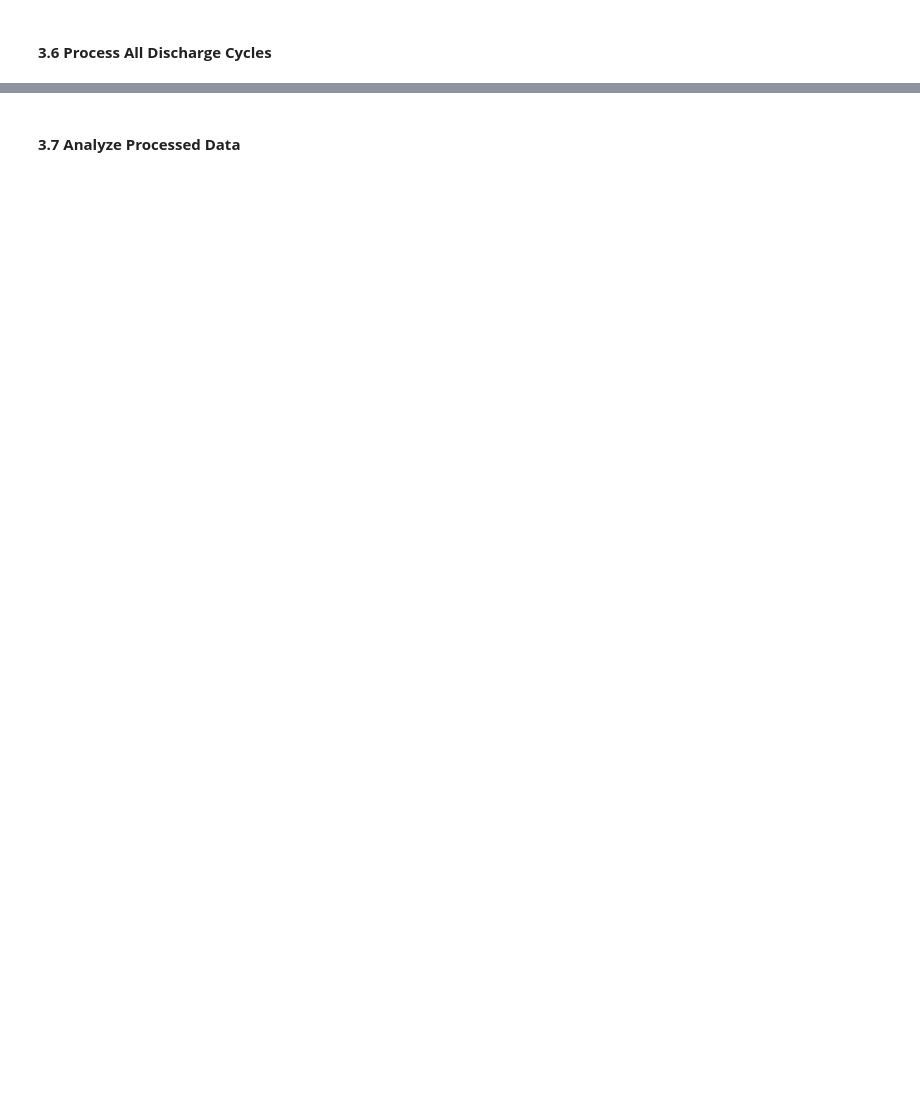
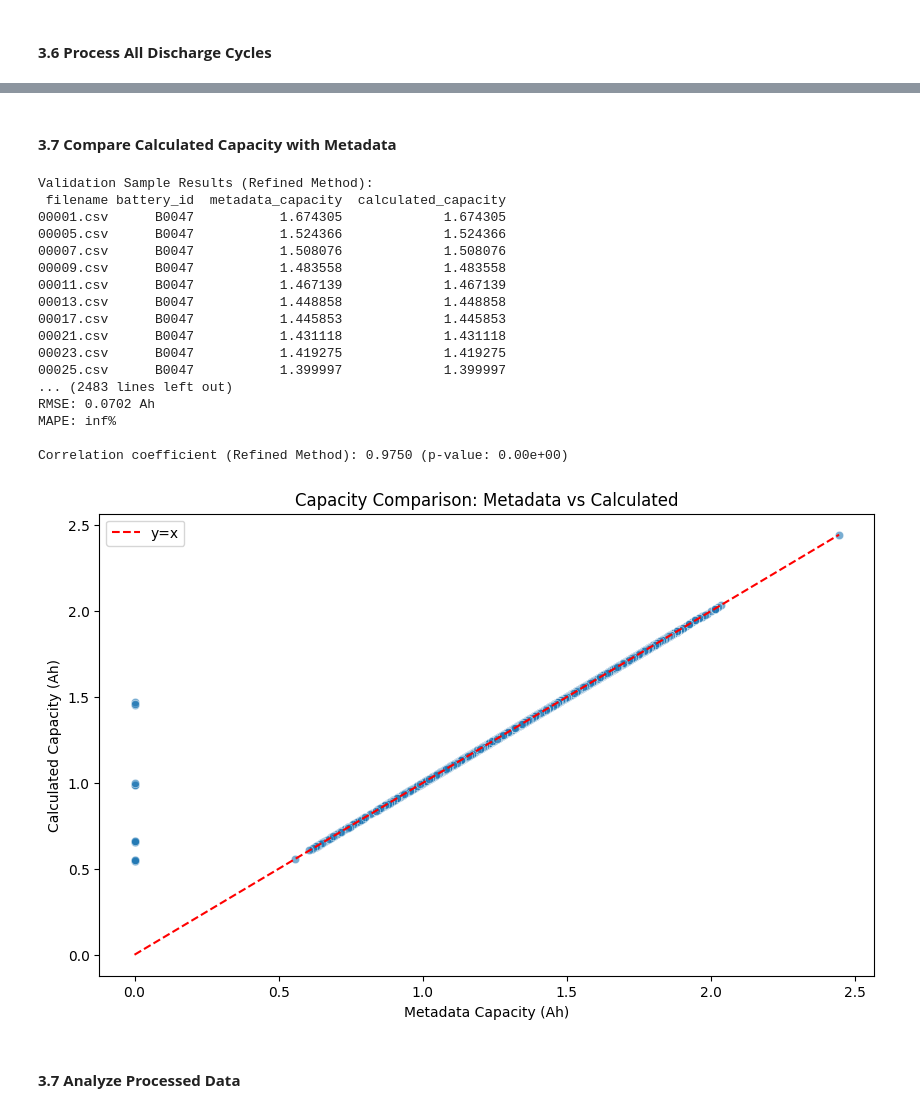
Before and after one commit to 1bytess/battery-soh-prediction, a Jupyter notebook: SoH_Prediction.ipynb, the cells around one changed output, grey strips where cells are left out. Saved outputs shown, nothing was run; the diff lists cells and outputs as text; code cells hidden in the pictures; blank space fills up the shorter version.

```diff
--- a/SoH_Prediction.ipynb
+++ b/SoH_Prediction.ipynb
@@ -307,12 +409,11 @@ def calculate_capacity_coulomb_counting(cycle_df: pd.DataFrame) -> float:
     cycle_df = cycle_df.sort_values('Time').reset_index(drop=True)
 
     # Calculate capacity using trapezoidal integration
-    # Convert current to absolute value (discharge current is negative)
-    current_abs = np.abs(cycle_df['Current_measured'].values)
+    current_discharge = cycle_df['Current_measured'].values
     time_hours = cycle_df['Time'].values / 3600  # Convert seconds to hours
 
     # Integrate using trapezoidal rule
-    capacity_ah = np.trapz(current_abs, time_hours)
+    capacity_ah = np.trapz(-current_discharge, time_hours)
 
     return capacity_ah
 
@@ -412,6 +549,9 @@ for idx, row in test_cycles.head(3).iterrows():
         features['filename'] = row['filename']
         features['battery_id'] = row['battery_id']
         features['calculated_capacity'] = calculate_capacity_coulomb_counting(cycle_data)
+        features['dq_dv_max'] = np.max(np.gradient(cycle_data['Voltage_measured'], cycle_data['Time']))
+        features['voltage_variance'] = cycle_data['Voltage_measured'].var()
+        features['current_efficiency'] = len(cycle_data[cycle_data['Current_measured'] < -0.1]) / len(cycle_data)
         sample_features.append(features)
 
 # Display sample features
@@ -508,10 +677,10 @@ def calculate_capacity_with_voltage_threshold(cycle_df: pd.DataFrame,
         return np.nan
 
     # Calculate capacity
-    current_abs = np.abs(cycle_df['Current_measured'].values)
+    current_discharge = cycle_df['Current_measured'].values
     time_hours = cycle_df['Time'].values / 3600
 
-    capacity_ah = np.trapz(current_abs, time_hours)
+    capacity_ah = np.trapz(-current_discharge, time_hours)
 
     return capacity_ah
 
@@ -555,12 +724,6 @@ def process_discharge_cycles_refined(metadata_df: pd.DataFrame,
                 features['ambient_temperature'] = row['ambient_temperature']
                 features['metadata_capacity'] = row['Capacity']
 
-                # Add impedance data (now available in metadata)
-                features['Re'] = row['Re']
-                features['Rct'] = row['Rct']
-                features['impedance_test_id'] = row['impedance_test_id']
-                features['tests_since_impedance'] = row['tests_since_impedance']
-
                 # Additional features for voltage profile
                 features['time_to_2_7v'] = (cycle_data[cycle_data['Voltage_measured'] < voltage_threshold]['Time'].min()
                                            if any(cycle_data['Voltage_measured'] < voltage_threshold) else cycle_data['Time'].max())
@@ -576,8 +739,6 @@ def process_discharge_cycles_refined(metadata_df: pd.DataFrame,
 
     print(f"\nProcessed {len(features_df)} discharge cycles successfully")
     print(f"Excluded {anomaly_count} cycles with anomalous capacity values")
-    print(f"Cycles with Re data: {features_df['Re'].notna().sum()}")
-    print(f"Cycles with Rct data: {features_df['Rct'].notna().sum()}")
 
     return features_df
 
@@ -586,3 +752,60 @@ discharge_features_refined = process_discharge_cycles_refined(metadata)
+# %% [markdown]
+#### **3.7 Compare Calculated Capacity with Metadata**
+# %%
+def plot_capacity_distribution(features_df: pd.DataFrame):
+    """
+    Plot the distribution of calculated capacities
+    """
+    plt.figure(figsize=(10, 6))
+    sns.scatterplot(data=features_df, x='metadata_capacity', y='calculated_capacity', alpha=0.6)
+    plt.title('Capacity Comparison: Metadata vs Calculated')
+    plt.xlabel('Metadata Capacity (Ah)')
+    plt.ylabel('Calculated Capacity (Ah)')
+    plt.plot([0, features_df['metadata_capacity'].max()], [0, features_df['metadata_capacity'].max()],
+             color='red', linestyle='--', label='y=x')
+    plt.legend()
+    plt.savefig(os.path.join(PLOT_DIR, 'capacity_comparison.png'))
+    plt.show()
+
+def validate_capacity_calculation_refined(validation_df_refined: pd.DataFrame):
+    """Add IEEE-style validation metrics for refined method"""
+    r2 = np.corrcoef(validation_df_refined['metadata_capacity'], validation_df_refined['calculated_capacity'])[0,1]**2
+    rmse = np.sqrt(np.mean((validation_df_refined['metadata_capacity'] - validation_df_refined['calculated_capacity'])**2))
+    mape = np.mean(np.abs((validation_df_refined['metadata_capacity'] - validation_df_refined['calculated_capacity']) / validation_df_refined['metadata_capacity'])) * 100
+
+    print(f"R²: {r2:.4f}")
+    print(f"RMSE: {rmse:.4f} Ah")
+    print(f"MAPE: {mape:.4f}%")
+
+print("\nValidation Sample Results (Refined Method):")
+validation_df_refined = discharge_features_refined[['filename', 'battery_id', 'metadata_capacity', 'calculated_capacity']]
+print(validation_df_refined.to_string(index=False))
+print("\nMetric summary (Refined Method):")
+validate_capacity_calculation_refined(validation_df_refined)
+
+r_value_refined, p_value_refined = pearsonr(validation_df_refined['metadata_capacity'], validation_df_refined['calculated_capacity'])
+print(f"\nCorrelation coefficient (Refined Method): {r_value_refined:.4f} (p-value: {p_value_refined:.2e})")
+
+plot_capacity_distribution(discharge_features_refined)
+# %% [output]
+Validation Sample Results (Refined Method):
+ filename battery_id  metadata_capacity  calculated_capacity
+00001.csv      B0047           1.674305             1.674305
+00005.csv      B0047           1.524366             1.524366
+00007.csv      B0047           1.508076             1.508076
+00009.csv      B0047           1.483558             1.483558
+00011.csv      B0047           1.467139             1.467139
+00013.csv      B0047           1.448858             1.448858
+00017.csv      B0047           1.445853             1.445853
+00021.csv      B0047           1.431118             1.431118
+00023.csv      B0047           1.419275             1.419275
+00025.csv      B0047           1.399997             1.399997
+... (2483 lines left out)
+RMSE: 0.0702 Ah
+MAPE: inf%
+
+Correlation coefficient (Refined Method): 0.9750 (p-value: 0.00e+00)
+[figure, added]
 # %% [markdown]
 #### **3.7 Analyze Processed Data**
 # %%
```
Also changed, not shown: parts of 74 cells of this notebook, 38 other files.
